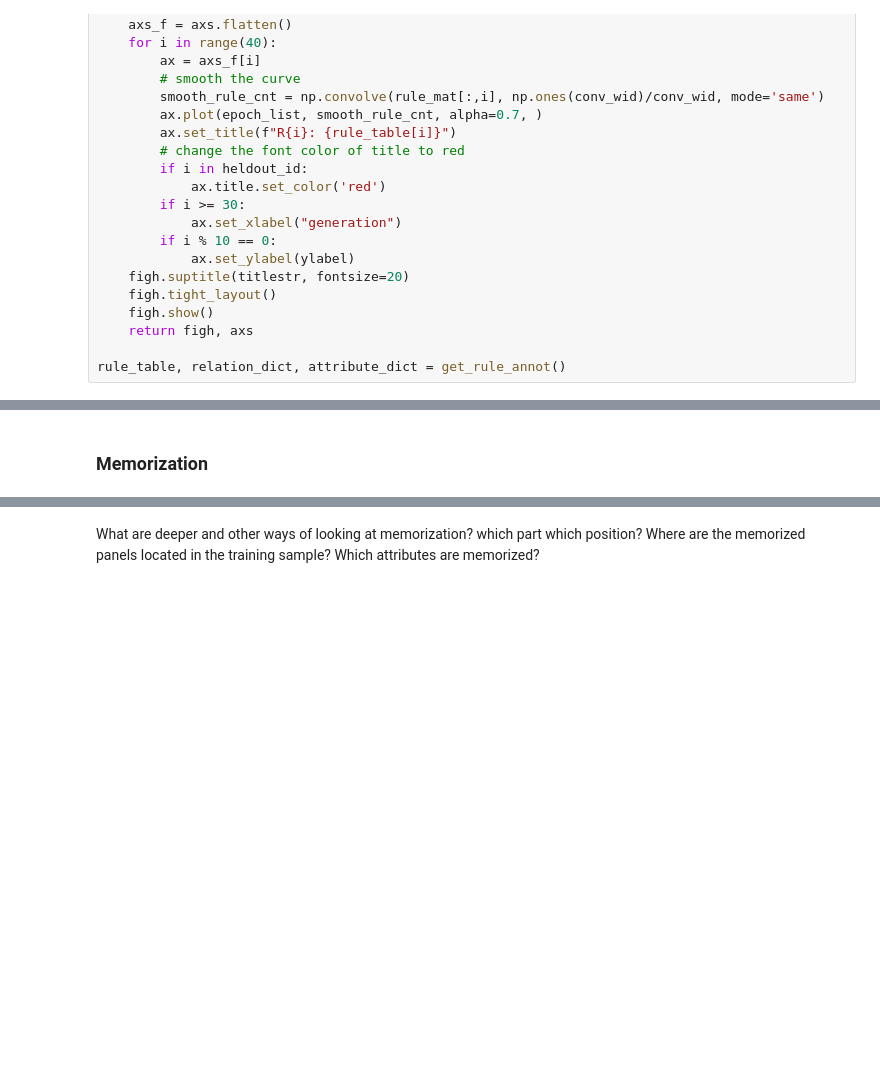
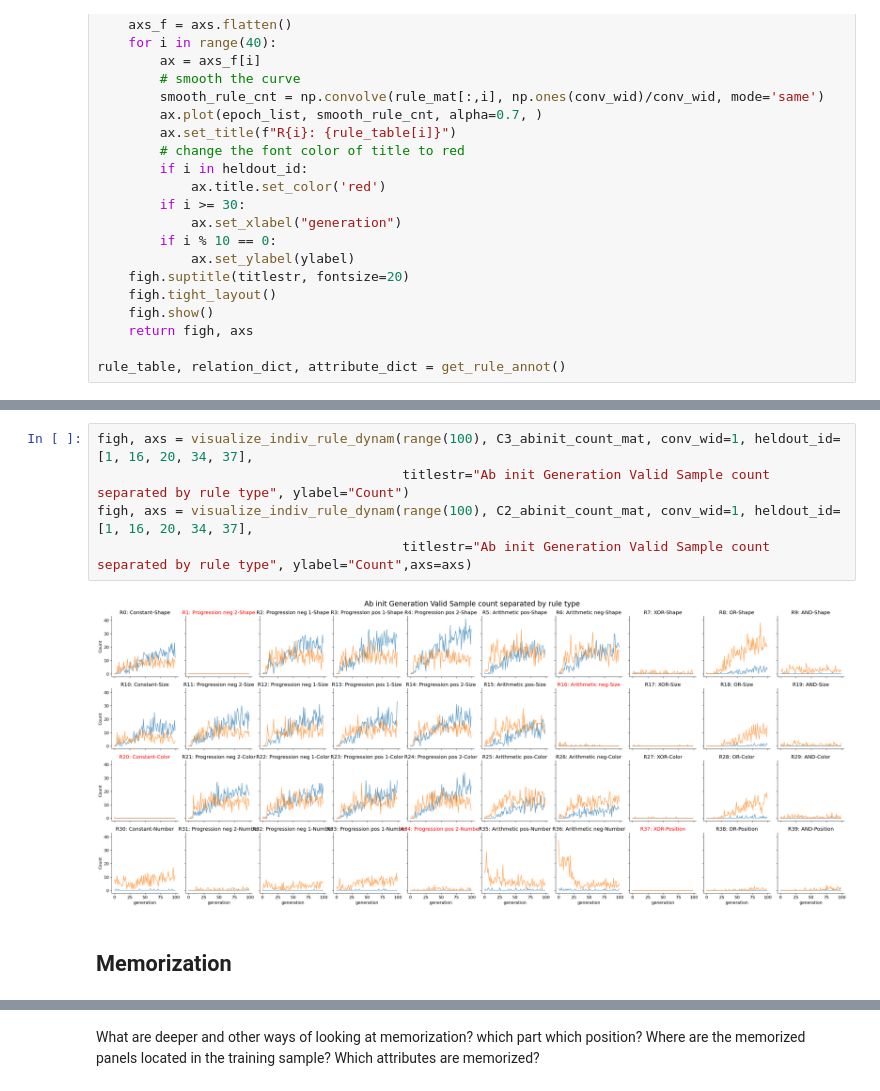
Before and after one commit to Animadversio/DiffusionReasoning, a Jupyter notebook: GPT_models/GPT_raven_memorization.ipynb, the cells around one changed output, grey strips where cells are left out. Drawn from its saved outputs; the diff is of its cells as text; blank space fills up the shorter version.

Commit message:
organize memorization code

```diff
--- a/GPT_models/GPT_raven_memorization.ipynb
+++ b/GPT_models/GPT_raven_memorization.ipynb
@@ -181,3 +291,10 @@ plt.show()
+# %%
+figh, axs = visualize_indiv_rule_dynam(range(100), C3_abinit_count_mat, conv_wid=1, heldout_id=[1, 16, 20, 34, 37],
+                                       titlestr="Ab init Generation Valid Sample count separated by rule type", ylabel="Count")
+figh, axs = visualize_indiv_rule_dynam(range(100), C2_abinit_count_mat, conv_wid=1, heldout_id=[1, 16, 20, 34, 37],
+                                       titlestr="Ab init Generation Valid Sample count separated by rule type", ylabel="Count",axs=axs)
+# %% [output]
+[figure, added]
 # %% [markdown]
-### Memorization
+## Memorization
 # %%
```
Also changed, not shown: parts of 40 cells of this notebook.
